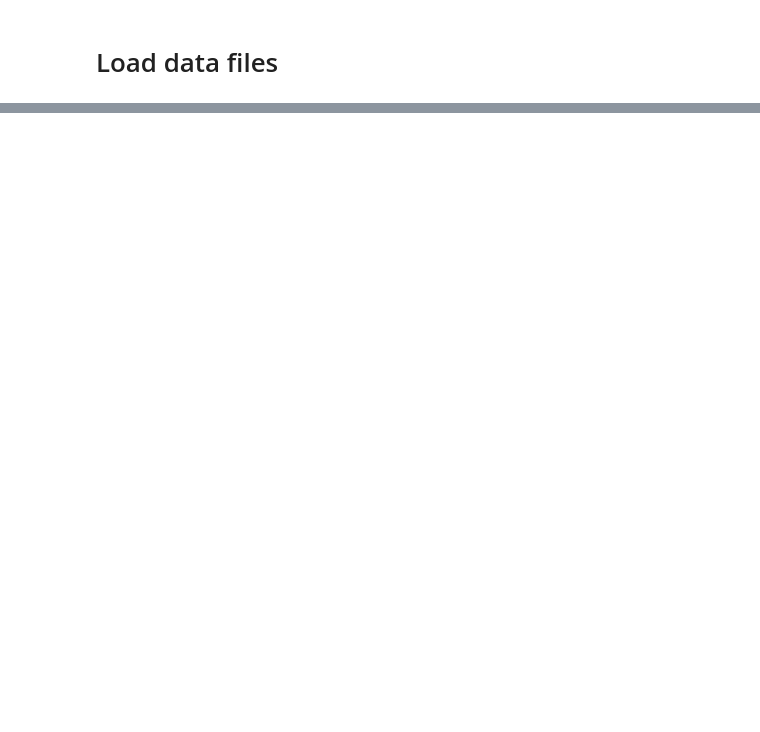
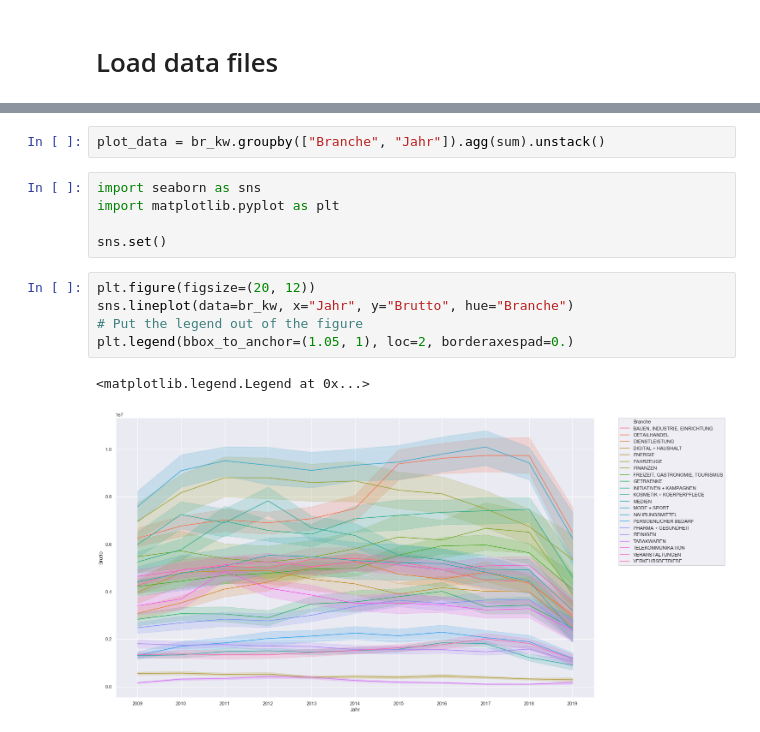
Before and after one commit to apgsga-stc/PredictiveAnalyticsPython, a Jupyter notebook: mediafocus/mf_explore.ipynb, the cells around one changed output, grey strips where cells are left out. Saved outputs shown, nothing was run; the diff lists cells and outputs as text; blank space fills up the shorter version.

```diff
--- a/mediafocus/mf_explore.ipynb
+++ b/mediafocus/mf_explore.ipynb
@@ -70,0 +70,15 @@ br_wbt_kw.head()
+# %%
+plot_data = br_kw.groupby(["Branche", "Jahr"]).agg(sum).unstack()
+# %%
+import seaborn as sns
+import matplotlib.pyplot as plt
+
+sns.set()
+# %%
+plt.figure(figsize=(20, 12))
+sns.lineplot(data=br_kw, x="Jahr", y="Brutto", hue="Branche")
+# Put the legend out of the figure
+plt.legend(bbox_to_anchor=(1.05, 1), loc=2, borderaxespad=0.)
+# %% [output]
+<matplotlib.legend.Legend at 0x...>
+[figure, added]
```
Also changed, not shown: parts of 4 cells of this notebook, 1 other file.
